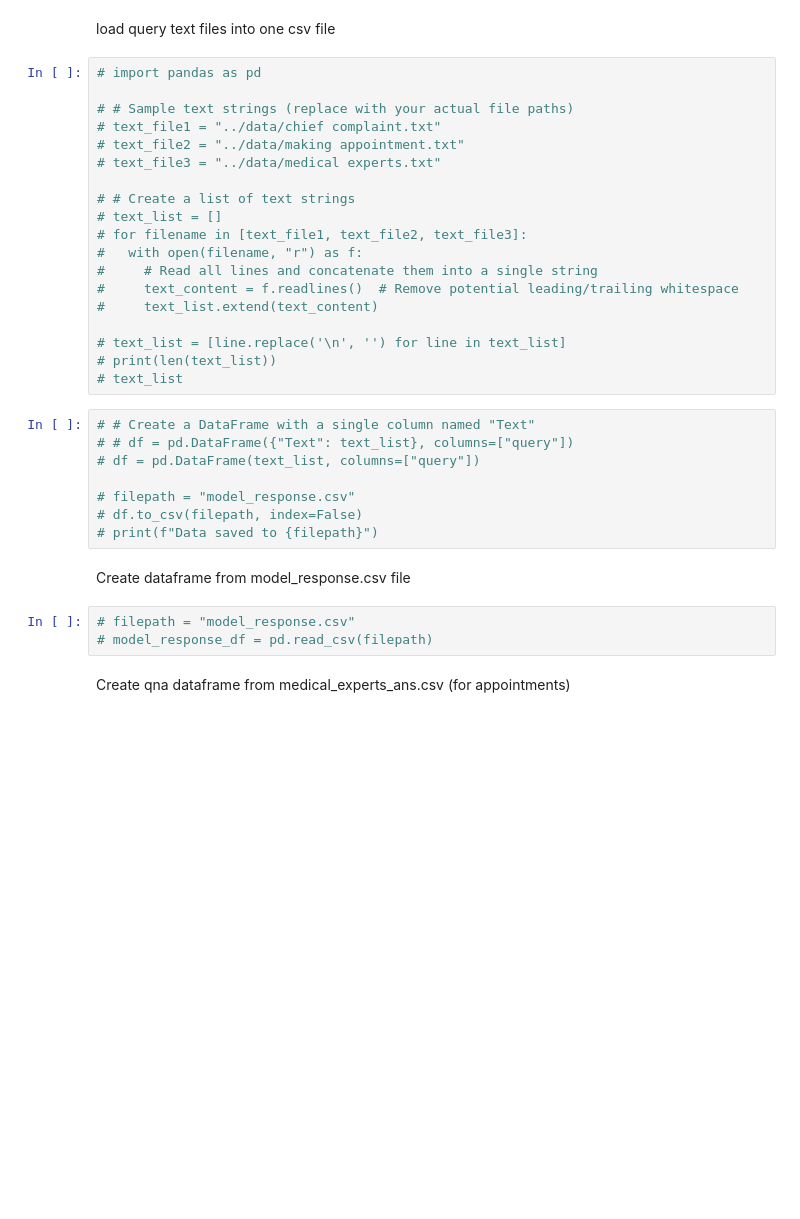
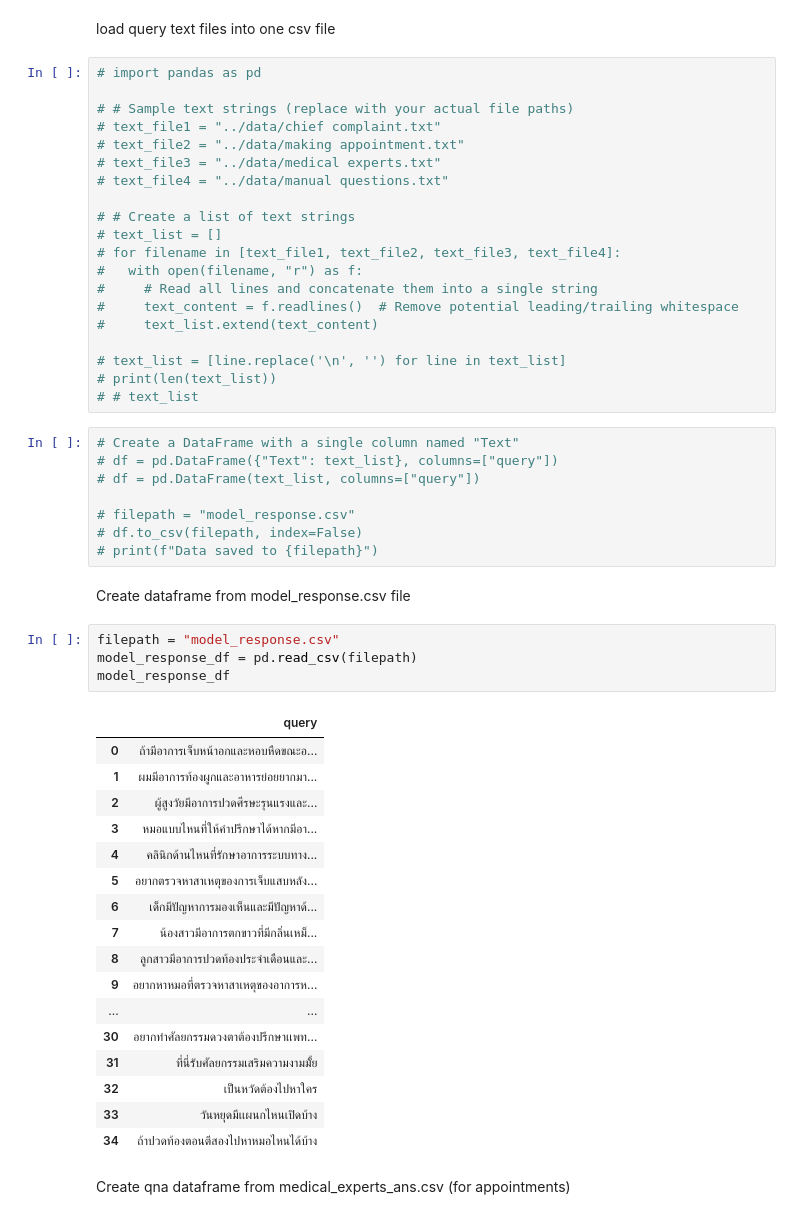
Before and after one commit to Jidapaminnie/MU_AI_Hackathon2-Majestic_Mustangs, a Jupyter notebook: tutorial_notebooks/minnieLLM_test_appointment.ipynb, the cells around one changed output. Cells and saved outputs as stored; diff of their text form; blank space fills up the shorter version.

```diff
--- a/tutorial_notebooks/minnieLLM_test_appointment.ipynb
+++ b/tutorial_notebooks/minnieLLM_test_appointment.ipynb
@@ -139,10 +139,11 @@ load query text files into one csv file
 # text_file1 = "../data/chief complaint.txt"
 # text_file2 = "../data/making appointment.txt"
 # text_file3 = "../data/medical experts.txt"
+# text_file4 = "../data/manual questions.txt"
 
 # # Create a list of text strings
 # text_list = []
-# for filename in [text_file1, text_file2, text_file3]:
+# for filename in [text_file1, text_file2, text_file3, text_file4]:
 #   with open(filename, "r") as f:
 #     # Read all lines and concatenate them into a single string
 #     text_content = f.readlines()  # Remove potential leading/trailing whitespace
@@ -150,10 +151,10 @@ load query text files into one csv file
 
 # text_list = [line.replace('\n', '') for line in text_list]
 # print(len(text_list))
-# text_list
+# # text_list
 # %%
-# # Create a DataFrame with a single column named "Text"
-# # df = pd.DataFrame({"Text": text_list}, columns=["query"])
+# Create a DataFrame with a single column named "Text"
+# df = pd.DataFrame({"Text": text_list}, columns=["query"])
 # df = pd.DataFrame(text_list, columns=["query"])
 
 # filepath = "model_response.csv"
@@ -162,8 +163,27 @@ load query text files into one csv file
 # %% [markdown]
 Create dataframe from model_response.csv file
 # %%
-# filepath = "model_response.csv"
-# model_response_df = pd.read_csv(filepath)
+filepath = "model_response.csv"
+model_response_df = pd.read_csv(filepath)
+model_response_df
+# %% [output]
+|  | query |
+| 0 | ถ้ามีอาการเจ็บหน้าอกและหอบหืดขณะอ... |
+| 1 | ผมมีอาการท้องผูกและอาหารย่อยยากมา... |
+| 2 | ผู้สูงวัยมีอาการปวดศีรษะรุนแรงและ... |
+| 3 | หมอแบบไหนที่ให้คำปรึกษาได้หากมีอา... |
+| 4 | คลินิกด้านไหนที่รักษาอาการระบบทาง... |
+| 5 | อยากตรวจหาสาเหตุของการเจ็บแสบหลัง... |
+| 6 | เด็กมีปัญหาการมองเห็นและมีปัญหาด้... |
+| 7 | น้องสาวมีอาการตกขาวที่มีกลิ่นเหม็... |
+| 8 | ลูกสาวมีอาการปวดท้องประจำเดือนและ... |
+| 9 | อยากหาหมอที่ตรวจหาสาเหตุของอาการห... |
+| ... | ... |
+| 30 | อยากทำศัลยกรรมดวงตาต้องปรึกษาเเพท... |
+| 31 | ที่นี่รับศัลยกรรมเสริมความงามมั้้ย |
+| 32 | เป็นหวัดต้องไปหาใคร |
+| 33 | วันหยุดมีเเผนกไหนเปิดบ้าง |
+| 34 | ถ้าปวดท้องตอนตีสองไปหาหมอไหนได้บ้าง |
 # %% [markdown]
 Create qna dataframe from medical_experts_ans.csv (for appointments)
 # %%
```
Also changed, not shown: parts of 30 cells of this notebook, 11 other files.
